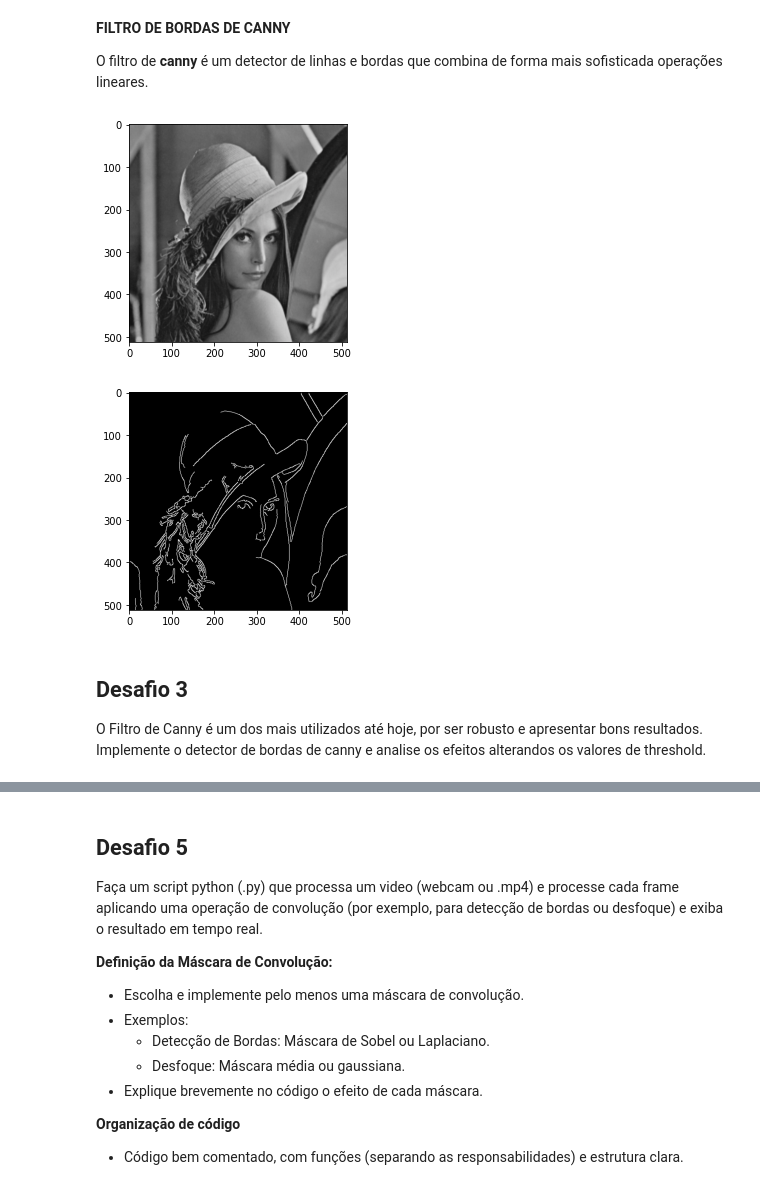
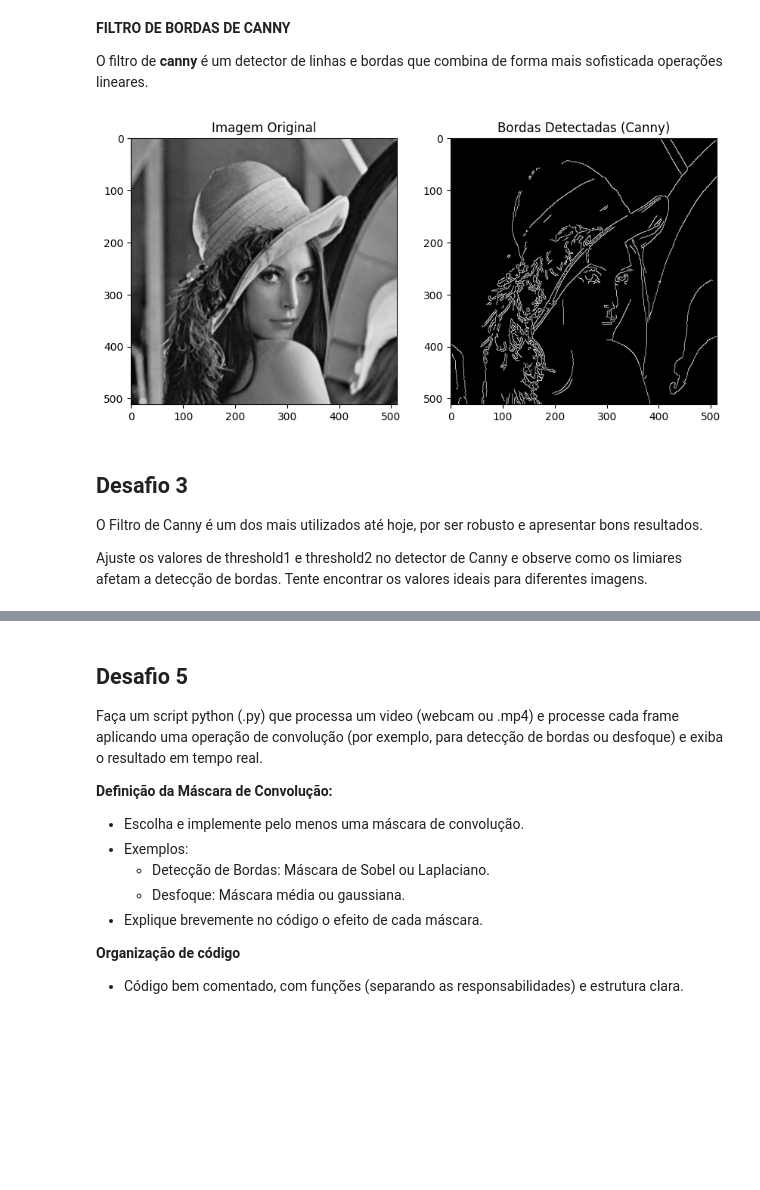
Before and after one commit to arnaldojr/cognitivecomputing, a Jupyter notebook: material/aulas/PDI/lab04/Filtros_de_Convolução.ipynb, the cells around one changed output, grey strips where cells are left out. Cells and saved outputs as stored; diff of their text form; code cells hidden in the pictures; blank space fills up the shorter version.

```diff
--- a/material/aulas/PDI/lab04/Filtros_de_Convolução.ipynb
+++ b/material/aulas/PDI/lab04/Filtros_de_Convolução.ipynb
@@ -221,28 +228,36 @@ Escolha uma imagem da sua preferência e faça um estudo sobre os diferentes tip
 **FILTRO DE BORDAS DE CANNY**
 
 O filtro de **canny** é um detector de linhas e bordas que combina de forma mais sofisticada operações lineares.
-# %%
-import numpy as np
-import cv2
-
-
-#carrega imagem
-img = cv2.imread('lena.png')
-plt.imshow(img, cmap="Greys_r", vmin=0, vmax=255); plt.show()
-
-min_contrast = 50
-max_contrast = 200
-
-imgfb = cv2.GaussianBlur(img,(5,5),0)
-imgf = cv2.Canny(imgfb, min_contrast, max_contrast )
-
-plt.imshow(imgf,cmap="Greys_r", vmin=0, vmax=255); plt.show()
-# %% [output]
-[figure, removed]
-[figure, removed]
+# %%
+import cv2
+import matplotlib.pyplot as plt
+
+# Carregar a imagem
+image = cv2.imread('lab_images/lena.png', cv2.IMREAD_GRAYSCALE)
+
+
+threshold_min = 100
+threshold_max = 200
+# Aplicar o detector de bordas de Canny
+edges = cv2.Canny(image, threshold1=threshold_min, threshold2=threshold_max)
+
+# Exibir a imagem original e a imagem com bordas detectadas
+plt.figure(figsize=(10, 5))
+plt.subplot(1, 2, 1)
+plt.title('Imagem Original')
+plt.imshow(image, cmap='gray')
+
+plt.subplot(1, 2, 2)
+plt.title('Bordas Detectadas (Canny)')
+plt.imshow(edges, cmap='gray')
+plt.show()
+# %% [output]
+[figure, added]
 # %% [markdown]
 ## Desafio 3
 
-O Filtro de Canny é um dos mais utilizados até hoje, por ser robusto e apresentar bons resultados. Implemente o detector de bordas de canny e analise os efeitos alterandos os valores de threshold.
+O Filtro de Canny é um dos mais utilizados até hoje, por ser robusto e apresentar bons resultados.
+
+Ajuste os valores de threshold1 e threshold2 no detector de Canny e observe como os limiares afetam a detecção de bordas. Tente encontrar os valores ideais para diferentes imagens.
 # %%
 #Seu código
```
Also changed, not shown: parts of 12 cells of this notebook.
